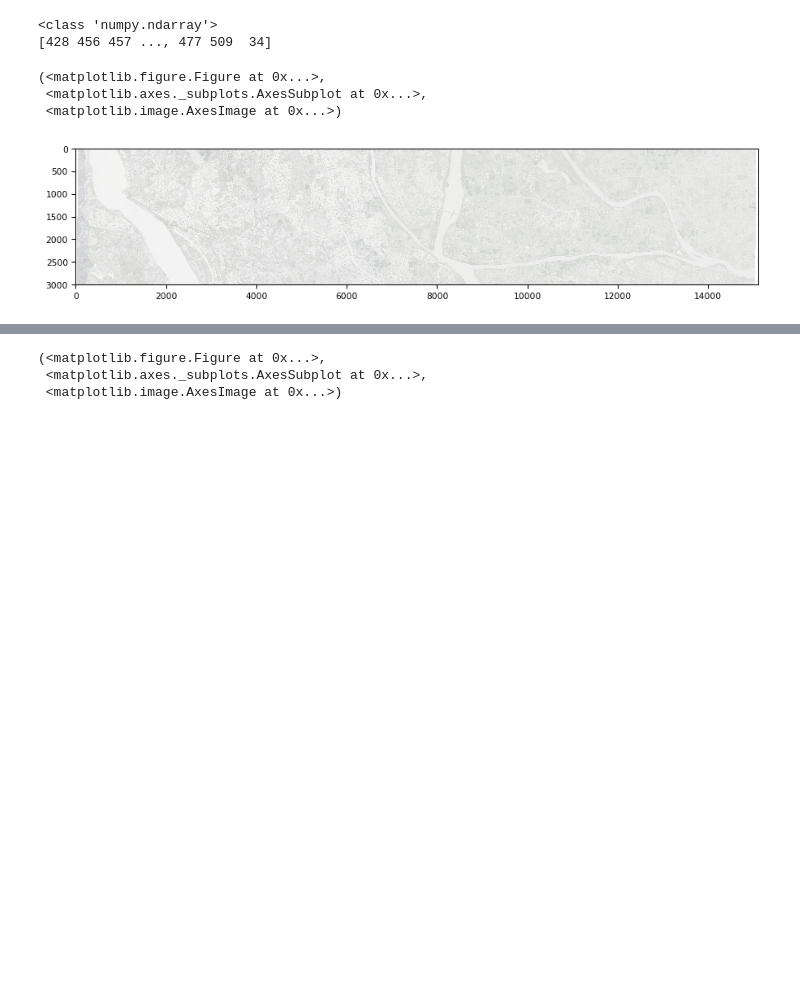
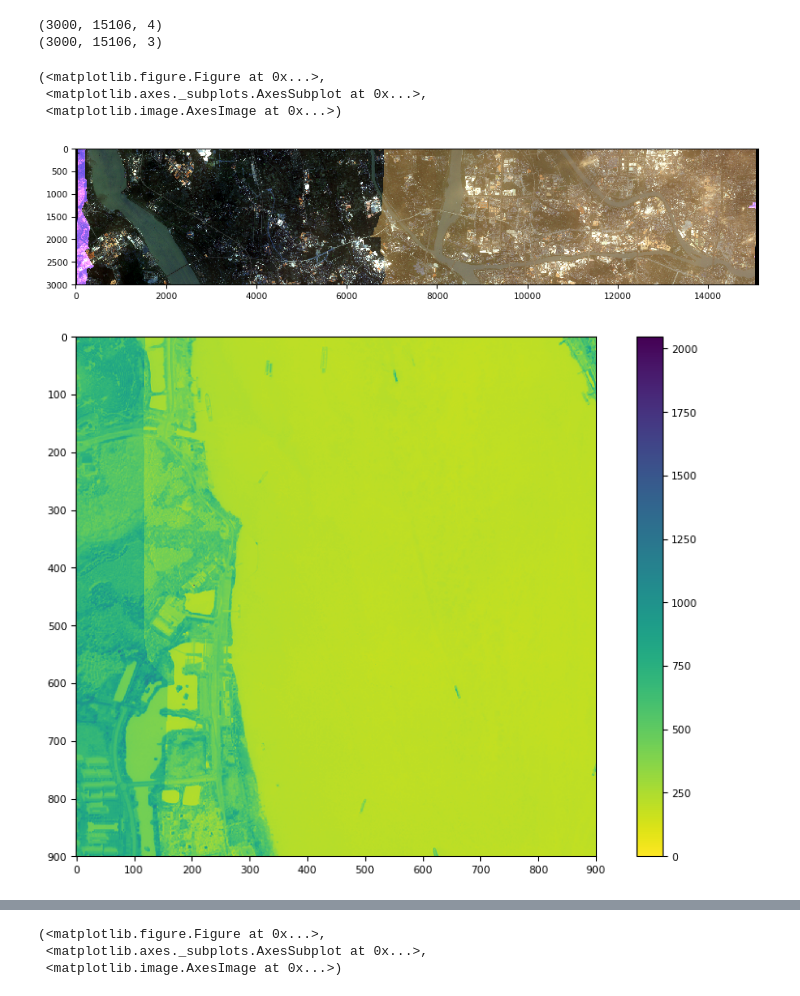
Before and after one commit to alexliyang/FCN_Tensorflow, a Jupyter notebook: Untitled1.ipynb, the cells around one changed output, grey strips where cells are left out. Drawn from its saved outputs; the diff is of its cells as text; code cells hidden in the pictures; blank space fills up the shorter version.

```diff
--- a/Untitled1.ipynb
+++ b/Untitled1.ipynb
@@ -1,34 +1,46 @@
 # %%
 import tifffile as tiff
 import matplotlib.pyplot
 import numpy as np
+import cv2
 %matplotlib inline
 
-im_2015 = tiff.imread("./2015.tif")
-print(type(im_2015))
-print(im_2015[im_2015>0])
-tiff.imshow(im_2015)
-
+im_2015 = tiff.imread("./2015.tif").transpose([1, 2, 0])
+# image = cv2.imread('test.png',0)
+# print(np.array(image).max())
+# print(image.shape)
+# rows,cols = image.shape
+# result=[]
+# for i in range(rows):
+#     for j in range(cols):
+#         if image[i,j] not in result:
+#             result.append(image[i,j])
+# print(result)
 # print("the shape is ", im_2015.shape)
-# def scale_percentile(matrix):
-#     w, h, d = matrix.shape
-#     matrix = np.reshape(matrix, [w * h, d]).astype(np.float64)
-#     # Get 2nd and 98th percentile
-#     mins = np.percentile(matrix, 1, axis=0)
-#     maxs = np.percentile(matrix, 99, axis=0) - mins
-#     matrix = (matrix - mins[None, :]) / maxs[None, :]
-#     matrix = np.reshape(matrix, [w, h, d])
-#     matrix = matrix.clip(0, 1)
-#     return matrix
+def scale_percentile(matrix):
+    w, h, d = matrix.shape
+    matrix = np.reshape(matrix, [w * h, d]).astype(np.float64)
+    # Get 2nd and 98th percentile
+    mins = np.percentile(matrix, 1, axis=0)
+    maxs = np.percentile(matrix, 99, axis=0) - mins
+    matrix = (matrix - mins[None, :]) / maxs[None, :]
+    matrix = np.reshape(matrix, [w, h, d])
+    matrix = matrix.clip(0, 1)
+    print(matrix.shape)
+    return matrix
+print(im_2015.shape)
+tiff.imshow(scale_percentile(im_2015[:,:,:3]))
+tiff.imshow(im_2015[100:1000,100:1000,3])
 # tiff.imsave('./2017_3channel.tif',scale_percentile(im_2015[:, :, :3])*255)
 # print('successfully')
 # %% [output]
-<class 'numpy.ndarray'>
-[428 456 457 ..., 477 509  34]
+(3000, 15106, 4)
+(3000, 15106, 3)
 (<matplotlib.figure.Figure at 0x...>,
  <matplotlib.axes._subplots.AxesSubplot at 0x...>,
  <matplotlib.image.AxesImage at 0x...>)
-[figure, old version]
+[figure, new version]
+[figure, added]
 # %%
 tiff.imshow(im_2017[:, :, :3])
 # %% [output]
```
Also changed, not shown: parts of 1 cell of this notebook, 5 other files.
